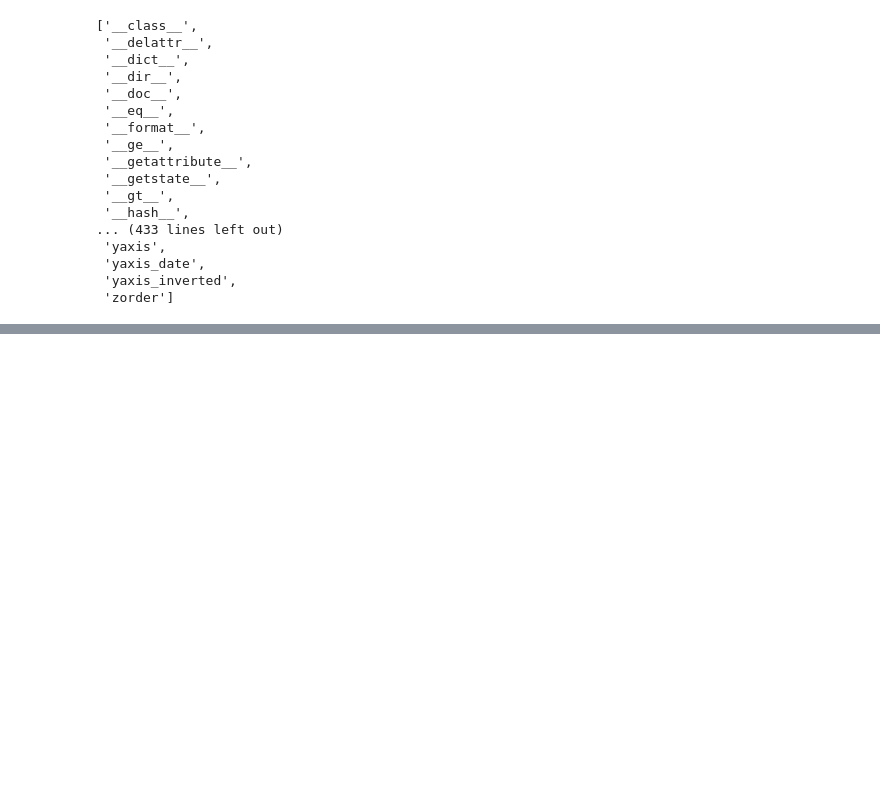
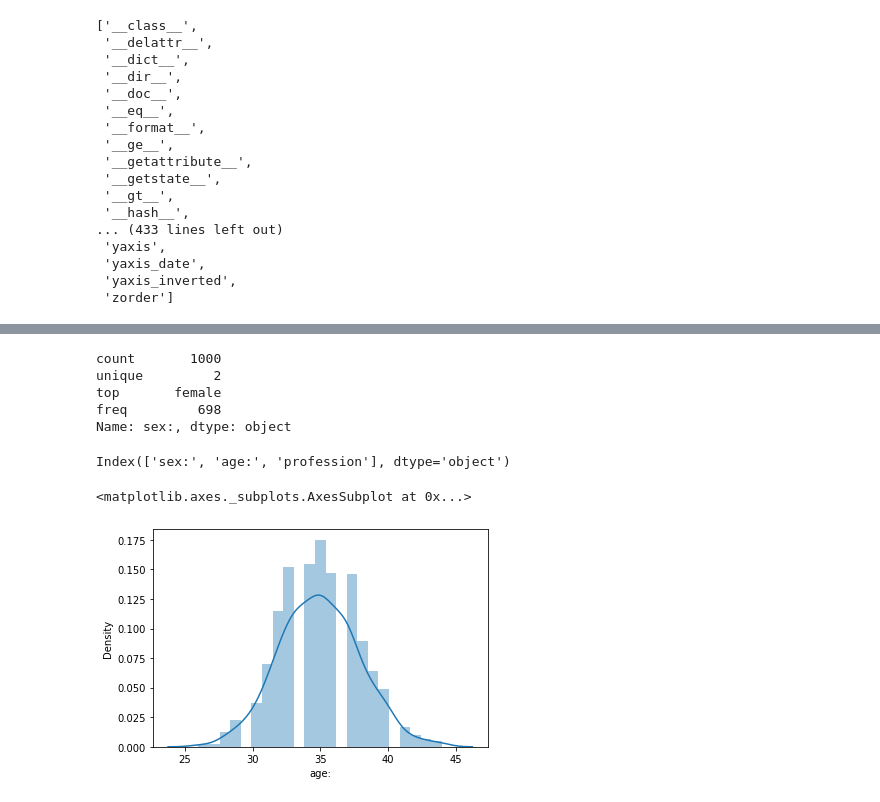
Before and after one commit to miregial/Other, a Jupyter notebook: Копия_блокнота_"07122022python_ipynb".ipynb, the cells around one changed output, grey strips where cells are left out. Drawn from its saved outputs; the diff is of its cells as text; code cells hidden in the pictures; blank space fills up the shorter version.

```diff
--- a/Копия_блокнота_"07122022python_ipynb".ipynb
+++ b/Копия_блокнота_"07122022python_ipynb".ipynb
@@ -90,0 +102,18 @@ for sex in df['sex:'].unique():
+# %%
+df['sex:'].describe()
+# %% [output]
+count       1000
+unique         2
+top       female
+freq         698
+Name: sex:, dtype: object
+# %%
+df=df.assign(profession=np.random.choice(['manager','worker'],size=1000))
+df.columns
+# %% [output]
+Index(['sex:', 'age:', 'profession'], dtype='object')
+# %%
+sns.distplot(df['age:'],)
+# %% [output]
+<matplotlib.axes._subplots.AxesSubplot at 0x...>
+[figure, added]
```
Also changed, not shown: parts of 24 cells of this notebook.
